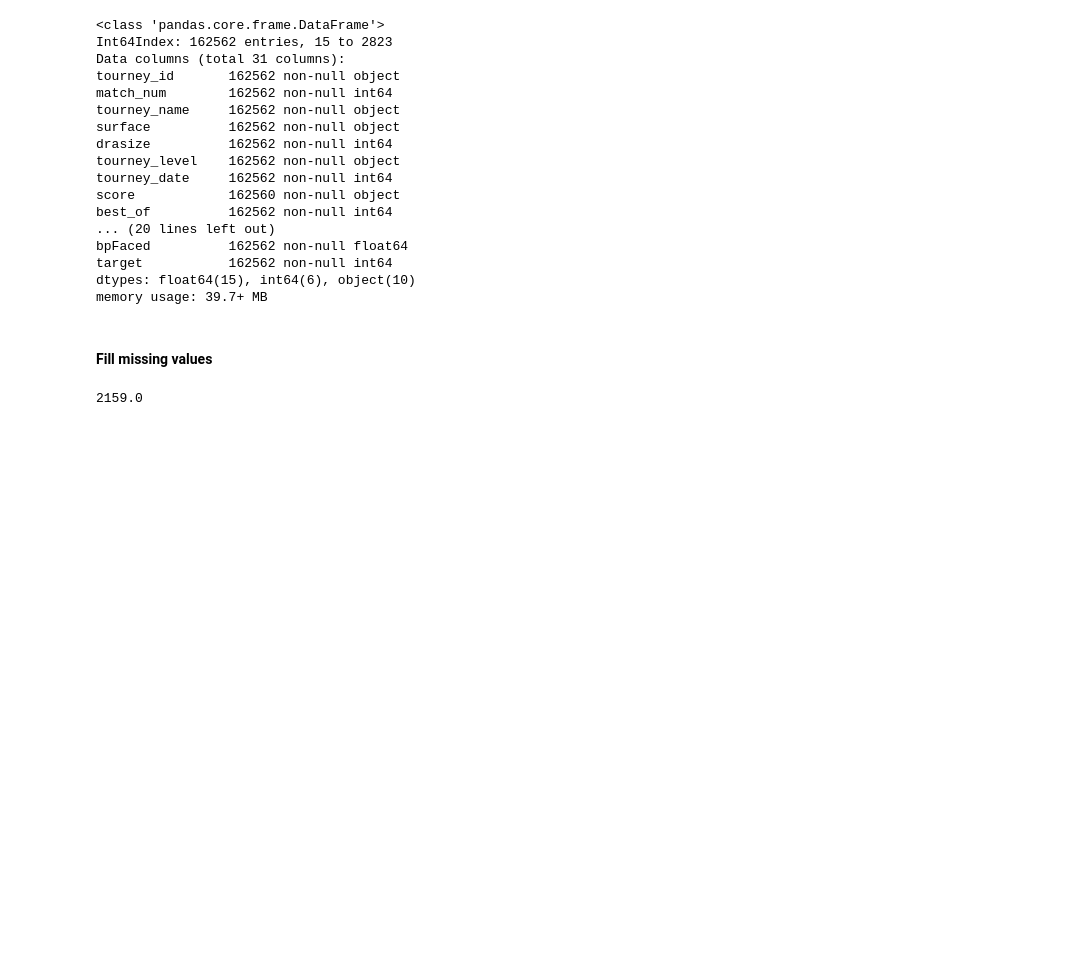
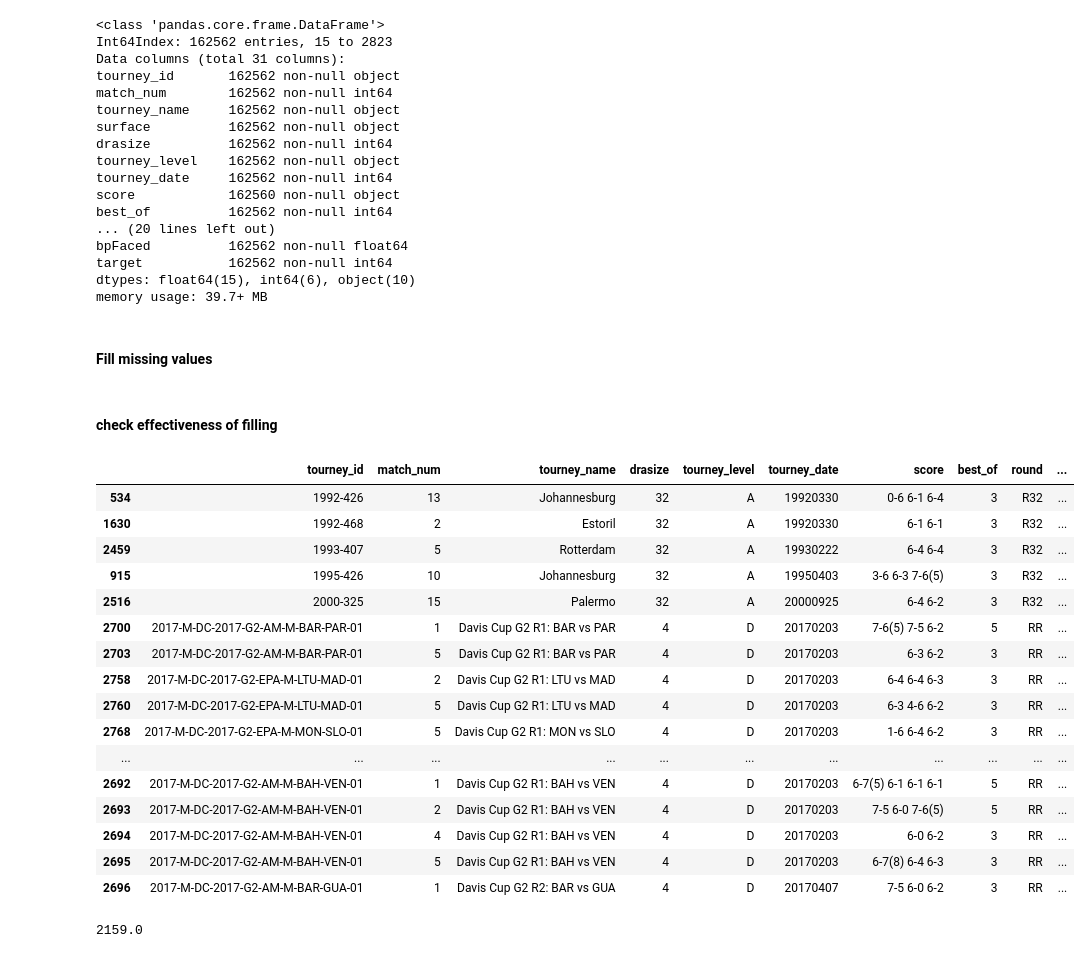
Before and after one commit to kuru0004/mens_tennis_outcomes, a Jupyter notebook: EC2_compute to get averages for players.ipynb, the cells around one changed output. Drawn from its saved outputs; the diff is of its cells as text; code cells hidden in the pictures; blank space fills up the shorter version.

Commit message:
missing data plan/exploration

```diff
--- a/EC2_compute to get averages for players.ipynb
+++ b/EC2_compute to get averages for players.ipynb
@@ -202,6 +197,40 @@ df_win_loss['seed'] = df_win_loss['seed'].fillna(-9999)
 df_win_loss['seed'] = df_win_loss['seed'].astype(int)
 df_win_loss[['rank','rank_points']] = df_win_loss.groupby('name')[['rank','rank_points']]\
                                         .transform(lambda x: x.fillna(x.mean()))
+# %% [markdown]
+#### check effectiveness of filling
+# %%
+#length 0, good
+len(df_win_loss.loc[pd.isnull(df_win_loss['entry']),'entry'])
+#length 0, good
+len(df_win_loss.loc[pd.isnull(df_win_loss['seed']),'seed'])
+# length 179
+len(df_win_loss.loc[pd.isnull(df_win_loss['rank']),'rank'])
+# length 179
+len(df_win_loss.loc[pd.isnull(df_win_loss['rank_points']),'rank_points'])
+
+# missing values for 'rank','rank_points' are either unusual 'entry' (Q,LL,WC) or are Davis cup matches
+# .. 'tourney_id' contains '-DC-' and 'tourney_name' contains 'Davis Cup'
+df_win_loss.loc[pd.isnull(df_win_loss['rank']),:].head(100)
+# df_win_loss.loc[pd.isnull(df_win_loss['rank']),:].tail(100)
+# %% [output]
+|  | tourney_id | match_num | tourney_name | drasize | tourney_level | tourney_date | score | best_of | round | ... |
+| 534 | 1992-426 | 13 | Johannesburg | 32 | A | 19920330 | 0-6 6-1 6-4 | 3 | R32 | ... |
+| 1630 | 1992-468 | 2 | Estoril | 32 | A | 19920330 | 6-1 6-1 | 3 | R32 | ... |
+| 2459 | 1993-407 | 5 | Rotterdam | 32 | A | 19930222 | 6-4 6-4 | 3 | R32 | ... |
+| 915 | 1995-426 | 10 | Johannesburg | 32 | A | 19950403 | 3-6 6-3 7-6(5) | 3 | R32 | ... |
+| 2516 | 2000-325 | 15 | Palermo | 32 | A | 20000925 | 6-4 6-2 | 3 | R32 | ... |
+| 2700 | 2017-M-DC-2017-G2-AM-M-BAR-PAR-01 | 1 | Davis Cup G2 R1: BAR vs PAR | 4 | D | 20170203 | 7-6(5) 7-5 6-2 | 5 | RR | ... |
+| 2703 | 2017-M-DC-2017-G2-AM-M-BAR-PAR-01 | 5 | Davis Cup G2 R1: BAR vs PAR | 4 | D | 20170203 | 6-3 6-2 | 3 | RR | ... |
+| 2758 | 2017-M-DC-2017-G2-EPA-M-LTU-MAD-01 | 2 | Davis Cup G2 R1: LTU vs MAD | 4 | D | 20170203 | 6-4 6-4 6-3 | 3 | RR | ... |
+| 2760 | 2017-M-DC-2017-G2-EPA-M-LTU-MAD-01 | 5 | Davis Cup G2 R1: LTU vs MAD | 4 | D | 20170203 | 6-3 4-6 6-2 | 3 | RR | ... |
+| 2768 | 2017-M-DC-2017-G2-EPA-M-MON-SLO-01 | 5 | Davis Cup G2 R1: MON vs SLO | 4 | D | 20170203 | 1-6 6-4 6-2 | 3 | RR | ... |
+| ... | ... | ... | ... | ... | ... | ... | ... | ... | ... | ... |
+| 2692 | 2017-M-DC-2017-G2-AM-M-BAH-VEN-01 | 1 | Davis Cup G2 R1: BAH vs VEN | 4 | D | 20170203 | 6-7(5) 6-1 6-1 6-1 | 5 | RR | ... |
+| 2693 | 2017-M-DC-2017-G2-AM-M-BAH-VEN-01 | 2 | Davis Cup G2 R1: BAH vs VEN | 4 | D | 20170203 | 7-5 6-0 7-6(5) | 5 | RR | ... |
+| 2694 | 2017-M-DC-2017-G2-AM-M-BAH-VEN-01 | 4 | Davis Cup G2 R1: BAH vs VEN | 4 | D | 20170203 | 6-0 6-2 | 3 | RR | ... |
+| 2695 | 2017-M-DC-2017-G2-AM-M-BAH-VEN-01 | 5 | Davis Cup G2 R1: BAH vs VEN | 4 | D | 20170203 | 6-7(8) 6-4 6-3 | 3 | RR | ... |
+| 2696 | 2017-M-DC-2017-G2-AM-M-BAR-GUA-01 | 1 | Davis Cup G2 R2: BAR vs GUA | 4 | D | 20170407 | 7-5 6-0 6-2 | 3 | RR | ... |
 # %%
 df_win_loss['rank'].value_counts()
 max(df_win_loss['rank'].unique()) #2159!
```
Also changed, not shown: parts of 6 cells of this notebook.
